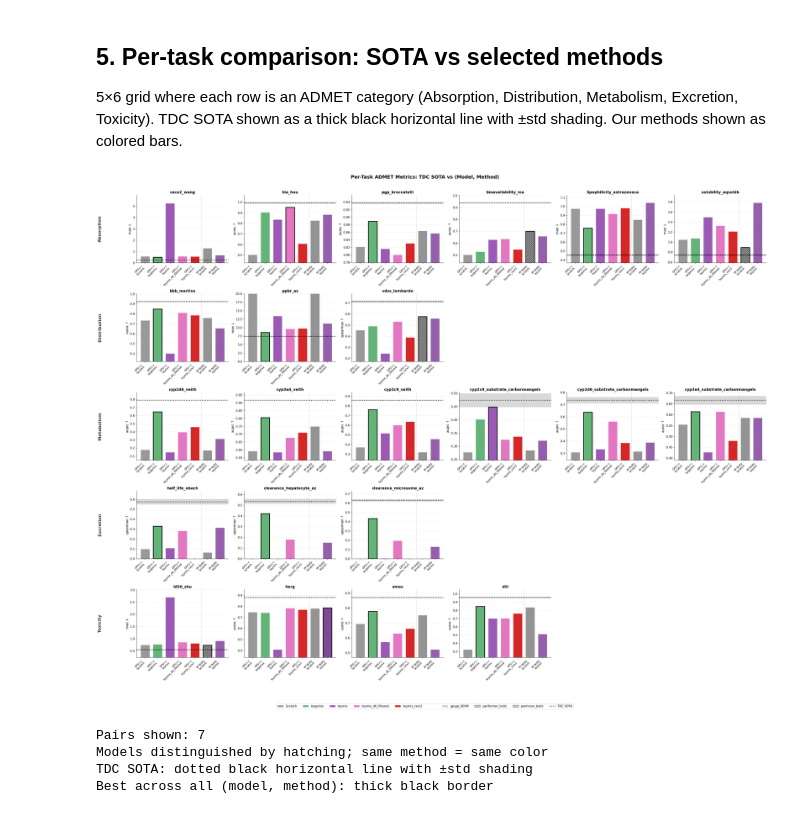
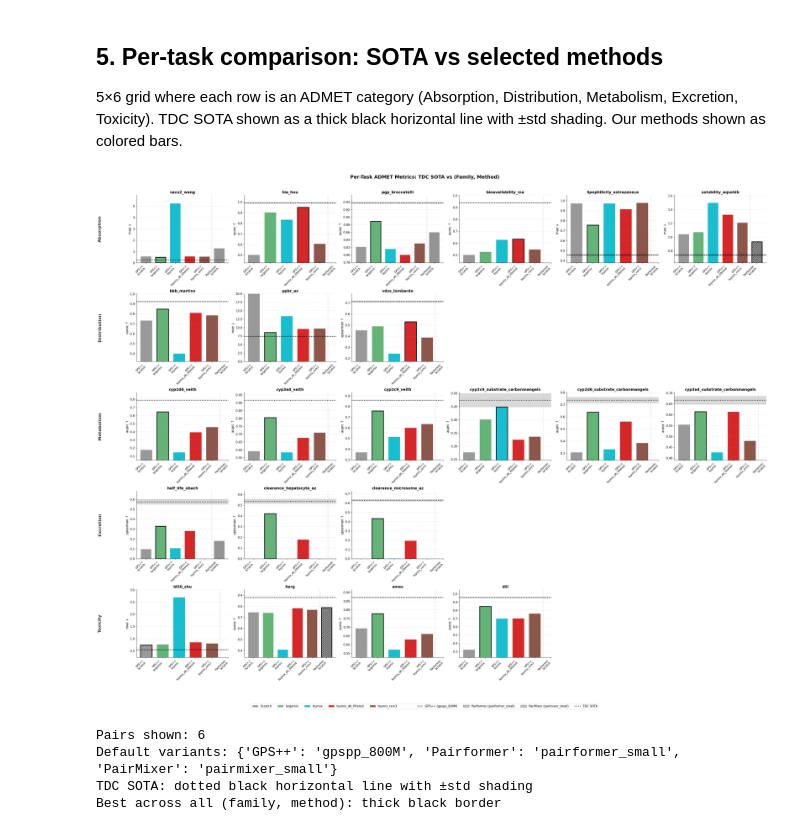
Before and after one commit to seonghyun26/graphium, a Jupyter notebook: notebooks/00_results_dashboard.ipynb, the cells around one changed output. Drawn from its saved outputs; the diff is of its cells as text; code cells hidden in the pictures.

```diff
--- a/notebooks/00_results_dashboard.ipynb
+++ b/notebooks/00_results_dashboard.ipynb
@@ -695,7 +751,12 @@ if len(agg_df) > 0 and agg_df['primary_metric'].notna().any():
     # different models get different hatching
     method_colors = METHOD_COLORS
 
-    model_hatches = {m: h for m, h in zip(MODELS_TO_SHOW, ['', '///', '\\\\\\', 'xx', '..'])}
+    # Hatch by model family (architecture), not individual size
+    _FAMILY_HATCHES = {'GPS++': '', 'Pairformer': '///', 'PairMixer': '\\\\\\'}
+    model_hatches = {}
+    for m in MODELS_TO_SHOW:
+        fam = infer_model_family(m)
+        model_hatches[m] = _FAMILY_HATCHES.get(fam, 'xx')
 
     fig, ax = plt.subplots(figsize=(max(10, len(agg) * 1.2), 5))
     x = np.arange(len(agg))
@@ -733,10 +794,7 @@ else:
 5×6 grid where each row is an ADMET category (Absorption, Distribution, Metabolism, Excretion, Toxicity).
 TDC SOTA shown as a thick black horizontal line with ±std shading. Our methods shown as colored bars.
 # %%
-# === Config: select which models and methods to show ===
-# Set to None to auto-include all, or specify a list to filter
-# SELECTED_MODELS = None  # e.g. ['gpspp_800M', 'pairformer_boltz']
-SELECTED_MODELS = ['gpspp_800M', 'pairformer_boltz']
+# === Config: select which methods to show ===
 # SELECTED_METHODS = ['Scratch', 'toymix', 'toymix_dti']
 SELECTED_METHODS = ['Scratch', 'toymix', 'largemix', 'toymix_rxrx3', 'toymix_dti_filtered']
 
@@ -744,6 +802,10 @@ SELECTED_METHODS = ['Scratch', 'toymix', 'largemix', 'toymix_rxrx3', 'toymix_dti
 TASK_YLIM_OVERRIDES = {
     'ppbr_az': (None, 20),
 }
+
+# Uses DEFAULT_VARIANT (defined in cell 1) — one representative model per family.
+# Legend is collapsed to family level.
+SELECTED_MODELS = list(DEFAULT_VARIANT.values())
 
 from matplotlib.patches import Patch
 from matplotlib.lines import Line2D
@@ -754,36 +816,27 @@ if len(admet_df) > 0 and admet_df['primary_metric'].notna().any():
 
     # Build the list of (model, method) pairs to plot
     all_available = sorted(admet_df[['model_name', 'method']].drop_duplicates().apply(tuple, axis=1))
-    pairs_to_plot = all_available
-    if SELECTED_MODELS is not None:
-        pairs_to_plot = [(m, meth) for m, meth in pairs_to_plot if m in SELECTED_MODELS]
+    pairs_to_plot = [(m, meth) for m, meth in all_available if m in SELECTED_MODELS]
     if SELECTED_METHODS is not None:
         pairs_to_plot = [(m, meth) for m, meth in pairs_to_plot if meth in SELECTED_METHODS]
 
-    # Sort: by model order, Scratch first within each model
+    # Sort: by family order (GPS++ → Pairformer → PairMixer), Scratch first within each model
+    _FAMILY_ORDER = {'GPS++': 0, 'Pairformer': 1, 'PairMixer': 2}
     def pair_sort_key(pair):
         model, method = pair
-        model_order = MODELS_TO_SHOW.index(model) if model in MODELS_TO_SHOW else 999
-        if method == 'Scratch':
-            return (model_order, 0, method)
-        return (model_order, 1, method)
+        fam_order = _FAMILY_ORDER.get(infer_model_family(model), 999)
+        return (fam_order, 0 if method == 'Scratch' else 1, method)
     pairs_to_plot = sorted(pairs_to_plot, key=pair_sort_key)
 
-    # Short labels for x-axis: "model\nmethod"
-    short_labels = []
-    for model, method in pairs_to_plot:
-        m_short = model.replace('gpspp_800M', 'GPS++').replace('pairformer_boltz', 'PF-Boltz')
-        meth_short = method
-        short_labels.append(f'{m_short}\n{meth_short}')
+    # Short labels for x-axis: "family\nmethod"
+    short_labels = [f'{infer_model_family(m)}\n{meth}' for m, meth in pairs_to_plot]
 
     n_bars = len(pairs_to_plot)
 
-    # Color palette: same method = same color; model distinguished by hatch
+    # Color palette: same method = same color; family distinguished by hatch
     method_colors = METHOD_COLORS
-
-    model_hatches = {m: h for m, h in zip(MODELS_TO_SHOW, ['', '///', '\\\\\\', 'xx', '..'])}
     colors = [method_colors.get(meth, '#466eff') for _, meth in pairs_to_plot]
-    hatches = [model_hatches.get(model, '') for model, _ in pairs_to_plot]
+    hatches = [FAMILY_HATCHES.get(infer_model_family(m), '') for m, _ in pairs_to_plot]
 
     # Layout: 5 rows (one per ADMET category) × 6 cols
     CATEGORIES_ORDER = ['Absorption', 'Distribution', 'Metabolism', 'Excretion', 'Toxicity']
@@ -869,51 +922,56 @@ if len(admet_df) > 0 and admet_df['primary_metric'].notna().any():
             ax.spines['right'].set_visible(False)
             ax.grid(True, axis='y', ls='--', alpha=0.3)
 
-            # Vertical separator between models
-            prev_model = None
+            # Vertical separator between families
+            prev_family = None
             for i, (model, _) in enumerate(pairs_to_plot):
-                if prev_model is not None and model != prev_model:
+                fam = infer_model_family(model)
+                if prev_family is not None and fam != prev_family:
                     ax.axvline(x=i - 0.5, color='grey', linewidth=0.8, linestyle='--', alpha=0.5)
-                prev_model = model
+                prev_family = fam
 
             if col_idx == 0:
                 ax.annotate(cat, xy=(-0.4, 0.5), xycoords='axes fraction',
                             fontsize=16, fontweight='bold', color='#333',
                             ha='center', va='center', rotation=90)
 
-    # Legend: pretrain dataset colors + model hatching + SOTA line
+    # Legend: pretrain dataset colors + family hatching + SOTA line
     legend_handles = []
     # Pretrain dataset colors
     seen_methods = []
     for _, meth in pairs_to_plot:
         if meth not in seen_methods:
             seen_methods.append(meth)
     for meth in seen_methods:
         legend_handles.append(Patch(facecolor=method_colors.get(meth, '#466eff'),
                                     edgecolor='white', label=meth))
     # Separator
     legend_handles.append(Patch(facecolor='none', edgecolor='none', label=''))
-    # Model hatching
-    for model in MODELS_TO_SHOW:
-        h = model_hatches.get(model, '')
+    # Family hatching (one entry per family, showing the selected variant)
+    for fam in ['GPS++', 'Pairformer', 'PairMixer']:
+        variant = DEFAULT_VARIANT.get(fam)
+        if variant is None:
+            continue
+        h = FAMILY_HATCHES.get(fam, '')
+        label = f'{fam} ({variant})'
         legend_handles.append(Patch(facecolor='#cccccc', hatch=h,
-                                    edgecolor='grey' if h else 'white', label=model))
+                                    edgecolor='grey' if h else 'white', label=label))
     legend_handles.append(Line2D([0], [0], color='black', linewidth=2.5, linestyle=':', label='TDC SOTA'))
     fig.legend(handles=legend_handles, loc='lower center', ncol=min(len(legend_handles), 10), fontsize=11, bbox_to_anchor=(0.5, -0.02), frameon=True)
 
-    fig.suptitle('Per-Task ADMET Metrics: TDC SOTA vs (Model, Method)', fontsize=18, fontweight='bold')
+    fig.suptitle('Per-Task ADMET Metrics: TDC SOTA vs (Family, Method)', fontsize=18, fontweight='bold')
     plt.tight_layout(rect=[0.03, 0.03, 1, 0.97])
     plt.show()
 
     print(f"\nPairs shown: {len(pairs_to_plot)}")
-    print("Models distinguished by hatching; same method = same color")
+    print(f"Default variants: {DEFAULT_VARIANT}")
     print("TDC SOTA: dotted black horizontal line with \u00b1std shading")
-    print("Best across all (model, method): thick black border")
+    print("Best across all (family, method): thick black border")
 else:
     print("No ADMET results to plot.")
 # %% [output]
-[figure, old version]
+[figure, new version]
-Pairs shown: 7
-Models distinguished by hatching; same method = same color
+Pairs shown: 6
+Default variants: {'GPS++': 'gpspp_800M', 'Pairformer': 'pairformer_small', 'PairMixer': 'pairmixer_small'}
 TDC SOTA: dotted black horizontal line with ±std shading
-Best across all (model, method): thick black border
+Best across all (family, method): thick black border
```
Also changed, not shown: parts of 12 cells of this notebook, 55 other files.
